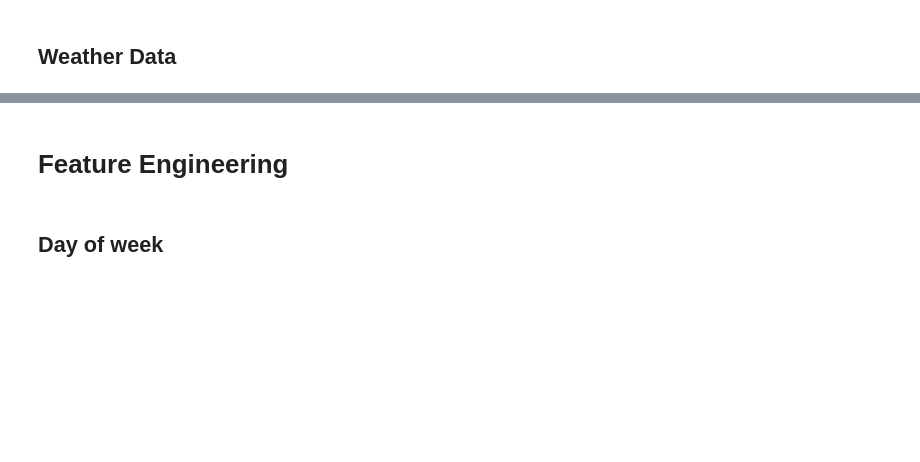
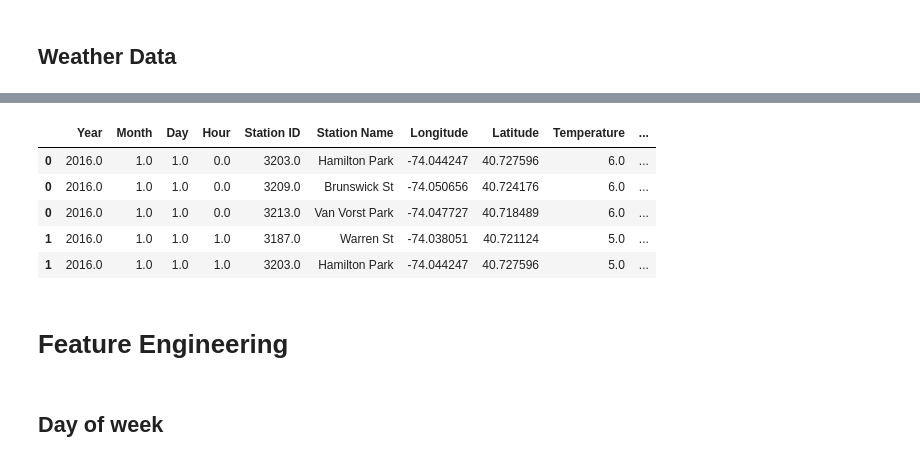
Before and after one commit to Firas-RHIMI/Data-Camp-Challenge, a Jupyter notebook: Starting Kit.ipynb, the cells around one changed output, grey strips where cells are left out. Drawn from its saved outputs; the diff is of its cells as text; code cells hidden in the pictures; blank space fills up the shorter version.

```diff
--- a/Starting Kit.ipynb
+++ b/Starting Kit.ipynb
@@ -128,7 +128,7 @@ print(f'max load {max(station_loads)}, min load {min(station_loads)}, capacity {
 # %% [markdown]
 ## Weather_data.csv
 # %%
-weather = pd.read_csv('Data\Weather Data\Train_Weather.csv')
+weather = pd.read_csv('data/Weather/weather.csv')
 weather.head()
 # %% [output]
 |  | Hour | Temperature | Apparent Temperature | Wind | Relative Humidity | Date |
@@ -355,3 +359,35 @@ plt.show()
+# %%
+# put date in the right form
+date = pd.to_datetime(weather['Date'],format='%Y-%m-%d')
+weather['Year'] = date.dt.year
+weather['Month'] = date.dt.month
+weather['Day'] = date.dt.day
+weather['Hour'] = pd.to_datetime(weather['Hour'], format='%H:%M').dt.hour
+weather.drop_duplicates(subset =['Hour','Day','Month','Year'],keep = 'first',inplace=True)
+weather.drop(columns=['Date'],inplace=True)
+# %%
+# put meteo data in the right form
+
+def process_wind(x):
+    if 'Rafales de Vent' in x:
+        return 2 # high value
+    elif 'Calme' in x:
+        return 0 # low value
+    else:
+        return 1 # medium value
+weather['Wind'] = weather['Wind'].apply(process_wind)
+weather['Apparent Temperature'] = (weather['Apparent Temperature'].str[:-2]).astype(float)
+weather['Temperature'] = (weather['Temperature'].str[:-2]).astype(float)
+weather['Relative Humidity'] = (weather['Relative Humidity'].str[:-1]).astype(float)
+# %%
+pd.merge(X_df, weather, on=['Year', 'Month', 'Day', 'Hour'], how='left', left_index=True).head()
+# %% [output]
+|  | Year | Month | Day | Hour | Station ID | Station Name | Longitude | Latitude | Temperature | ... |
+| 0 | 2016.0 | 1.0 | 1.0 | 0.0 | 3203.0 | Hamilton Park | -74.044247 | 40.727596 | 6.0 | ... |
+| 0 | 2016.0 | 1.0 | 1.0 | 0.0 | 3209.0 | Brunswick St | -74.050656 | 40.724176 | 6.0 | ... |
+| 0 | 2016.0 | 1.0 | 1.0 | 0.0 | 3213.0 | Van Vorst Park | -74.047727 | 40.718489 | 6.0 | ... |
+| 1 | 2016.0 | 1.0 | 1.0 | 1.0 | 3187.0 | Warren St | -74.038051 | 40.721124 | 5.0 | ... |
+| 1 | 2016.0 | 1.0 | 1.0 | 1.0 | 3203.0 | Hamilton Park | -74.044247 | 40.727596 | 5.0 | ... |
 # %% [markdown]
 # Feature Engineering
 # %% [markdown]
```
Also changed, not shown: parts of 33 cells of this notebook, 7 other files.
